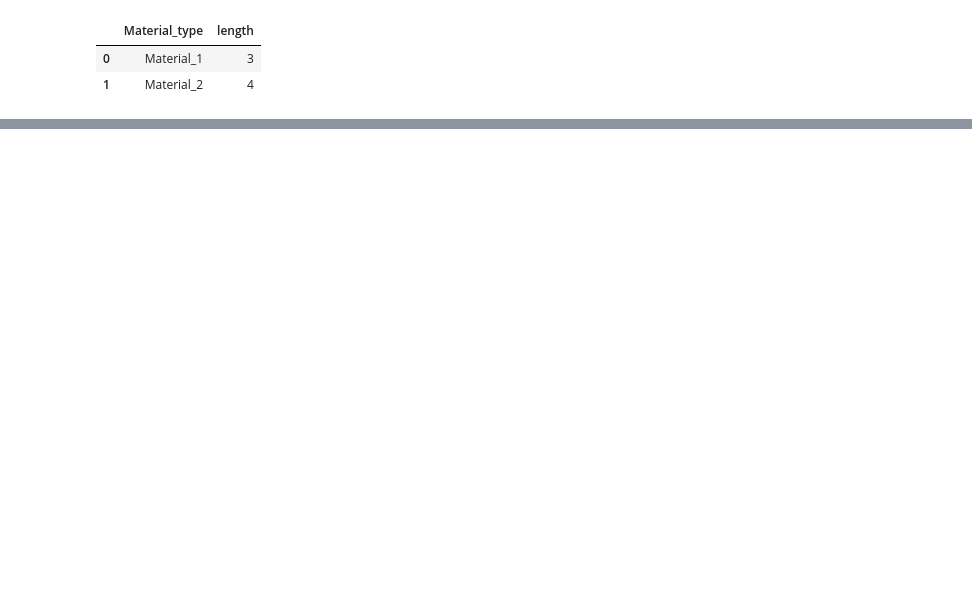
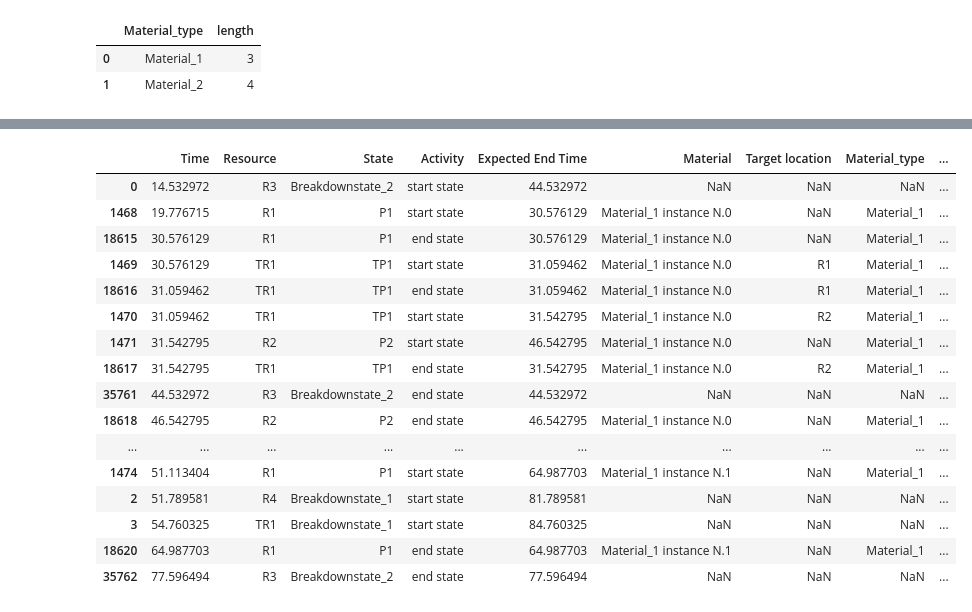
Before and after one commit to sdm4fzi/prodsys, a Jupyter notebook: postprocessing.ipynb, the cells around one changed output, grey strips where cells are left out. Cells and saved outputs as stored; diff of their text form; code cells hidden in the pictures; blank space fills up the shorter version.

```diff
--- a/postprocessing.ipynb
+++ b/postprocessing.ipynb
@@ -205,5 +116,3 @@ import plotly.express as px
 fig = px.scatter(df_tp, x="Start_time", y="Throughput_time", color="Material_type")
 
 fig.show()
-# %%
-df['last_activity'] = df.groupby(by=['Resource'])
@@ -227,0 +119,8 @@ df.loc[df['State'].str.contains('P')].groupby(by=['Resource'])
+# %%
+df_unique = df[['State_type', 'Activity']].drop_duplicates().sort_values(by=['State_type', 'Activity'])
+# df_unique['State_sorting_Index'] = [4, 3, 5, 6, 2, 1]
+# df_unique['State_sorting_Index'] = [5, 4, 6, 1, 3, 2]
+df_unique['State_sorting_Index'] = [1, 6, 2, 3, 5, 4]
+
+df_unique.sort_values(by='State_sorting_Index', inplace=True)
+df_unique
@@ -227,0 +135,4 @@ df.loc[df['State'].str.contains('P')].groupby(by=['Resource'])
+# %%
+df = pd.merge(df, df_unique)
+df = df.sort_values(by=['Time', 'Resource', 'State_sorting_Index'])
+df.head()
@@ -227,0 +146,28 @@ df.loc[df['State'].str.contains('P')].groupby(by=['Resource'])
+# %%
+positive_condition = (df['State_type'] == 'Process State') & (df['Activity'] == 'start state')
+negative_condition = (df['State_type'] == 'Process State') & (df['Activity'] == 'end state')
+
+df['Increment'] = 0
+df.loc[positive_condition, 'Increment'] = 1
+df.loc[negative_condition, 'Increment'] = -1
+
+df['Used_Capacity'] = df.groupby(by='Resource')['Increment'].cumsum()
+df.head(20)
+# %% [output]
+|  | Time | Resource | State | Activity | Expected End Time | Material | Target location | Material_type | ... |
+| 0 | 14.532972 | R3 | Breakdownstate_2 | start state | 44.532972 | NaN | NaN | NaN | ... |
+| 1468 | 19.776715 | R1 | P1 | start state | 30.576129 | Material_1 instance N.0 | NaN | Material_1 | ... |
+| 18615 | 30.576129 | R1 | P1 | end state | 30.576129 | Material_1 instance N.0 | NaN | Material_1 | ... |
+| 1469 | 30.576129 | TR1 | TP1 | start state | 31.059462 | Material_1 instance N.0 | R1 | Material_1 | ... |
+| 18616 | 31.059462 | TR1 | TP1 | end state | 31.059462 | Material_1 instance N.0 | R1 | Material_1 | ... |
+| 1470 | 31.059462 | TR1 | TP1 | start state | 31.542795 | Material_1 instance N.0 | R2 | Material_1 | ... |
+| 1471 | 31.542795 | R2 | P2 | start state | 46.542795 | Material_1 instance N.0 | NaN | Material_1 | ... |
+| 18617 | 31.542795 | TR1 | TP1 | end state | 31.542795 | Material_1 instance N.0 | R2 | Material_1 | ... |
+| 35761 | 44.532972 | R3 | Breakdownstate_2 | end state | 44.532972 | NaN | NaN | NaN | ... |
+| 18618 | 46.542795 | R2 | P2 | end state | 46.542795 | Material_1 instance N.0 | NaN | Material_1 | ... |
+| ... | ... | ... | ... | ... | ... | ... | ... | ... | ... |
+| 1474 | 51.113404 | R1 | P1 | start state | 64.987703 | Material_1 instance N.1 | NaN | Material_1 | ... |
+| 2 | 51.789581 | R4 | Breakdownstate_1 | start state | 81.789581 | NaN | NaN | NaN | ... |
+| 3 | 54.760325 | TR1 | Breakdownstate_1 | start state | 84.760325 | NaN | NaN | NaN | ... |
+| 18620 | 64.987703 | R1 | P1 | end state | 64.987703 | Material_1 instance N.1 | NaN | Material_1 | ... |
+| 35762 | 77.596494 | R3 | Breakdownstate_2 | end state | 77.596494 | NaN | NaN | NaN | ... |
```
Also changed, not shown: parts of 36 cells of this notebook, 5 other files.
